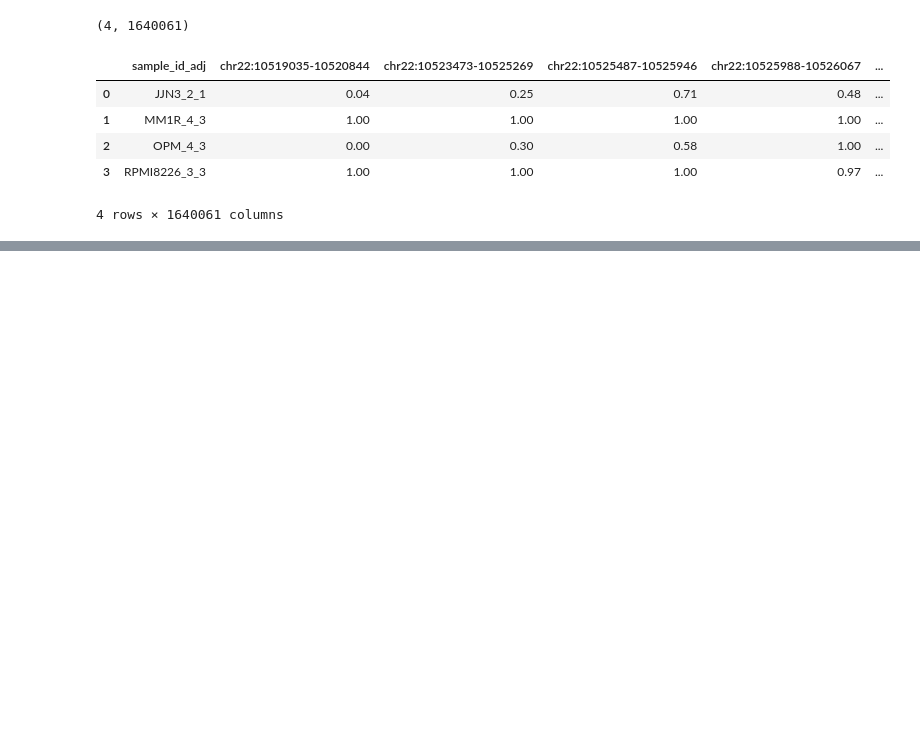
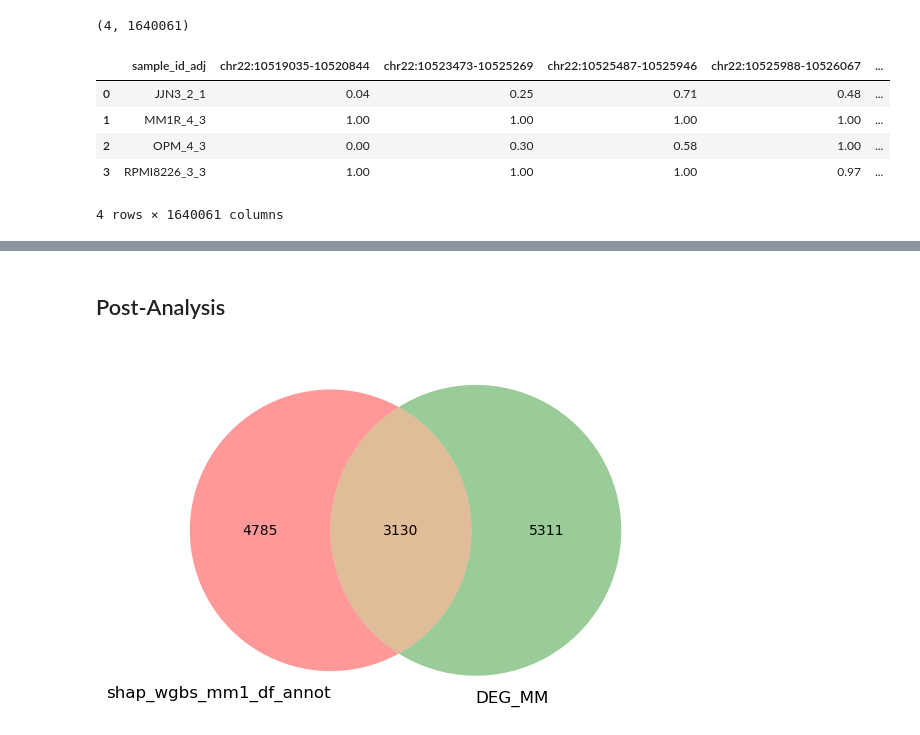
Before and after one commit to Lucmeister55/lvisser, a Jupyter notebook: segment_pm.ipynb, the cells around one changed output, grey strips where cells are left out. Cells and saved outputs as stored; diff of their text form; code cells hidden in the pictures; blank space fills up the shorter version.

```diff
--- a/segment_pm.ipynb
+++ b/segment_pm.ipynb
@@ -1467,0 +1498,4 @@ Average accuracy: 1.0
+# %%
+shap_wgbs_mm1_df_annot = pd.read_csv("/data/lvisser/shap/shap_wgbs_mm1_df_annot.csv")
+print(shap_wgbs_mm1_df_annot.shape)
+shap_wgbs_mm1_df_annot.head()
@@ -1467,0 +1510,16 @@ Average accuracy: 1.0
+# %% [markdown]
+## Post-Analysis
+# %%
+from matplotlib_venn import venn2
+import matplotlib.pyplot as plt
+
+def plot_venn(df1, df2, column='gene_symbol'):
+    set1 = set(df1[column])
+    set2 = set(df2[column])
+
+    venn2([set1, set2], set_labels = ('shap_wgbs_mm1_df_annot', 'DEG_MM'))
+    plt.show()
+
+plot_venn(shap_wgbs_mm1_df_annot, DEG_MM, 'gene_symbol')
+# %% [output]
+[figure, added]
```
Also changed, not shown: parts of 32 cells of this notebook, 8 other files.
